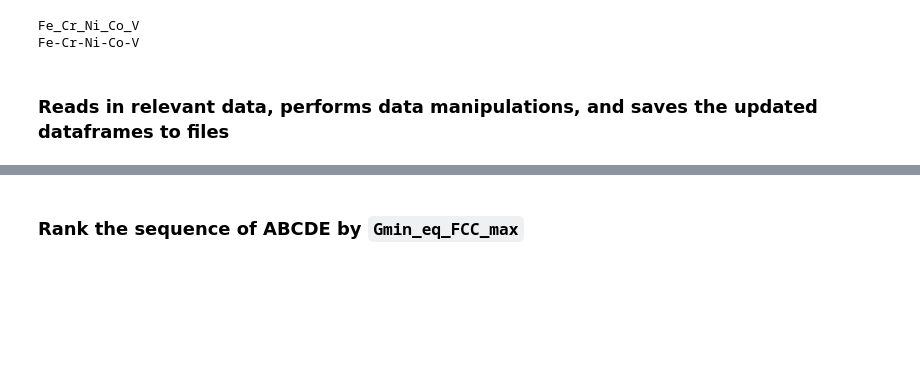
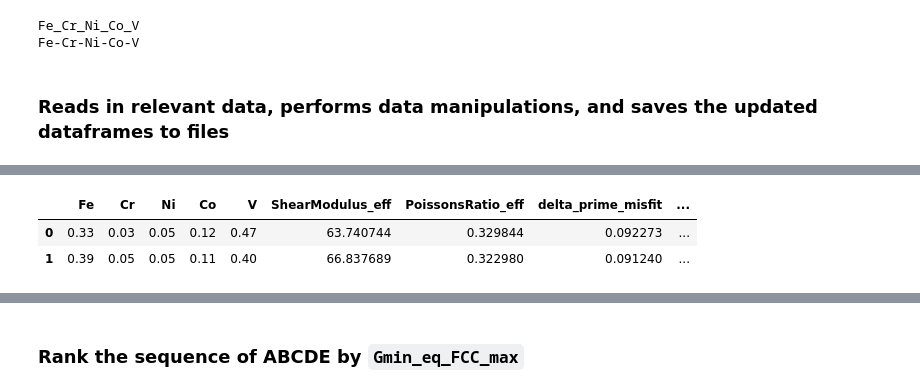
Before and after one commit to YXWU2014/CCA_CALPHAD_SSS_ML, a Jupyter notebook: sns_plot.ipynb, the cells around one changed output, grey strips where cells are left out. Cells and saved outputs as stored; diff of their text form; code cells hidden in the pictures; blank space fills up the shorter version.

```diff
--- a/sns_plot.ipynb
+++ b/sns_plot.ipynb
@@ -58,10 +59,8 @@ fcc_fractions_byPalette_list = []
 SSS_fcc_byCompo_list = []
 H1_C2_mean_std_fcc_byCompo_list = []
 
-# Loop over each composition and read in relevant data
-for compo_A_B_C_D_E_fname, compo_A_B_C_D_E_label in tqdm(zip(compo_A_B_C_D_E_list, compo_A_B_C_D_E_label_list)):
-    print("")
-    print(compo_A_B_C_D_E_label)
+
+def process_composition(compo_A_B_C_D_E_fname, compo_A_B_C_D_E_label):
 
     # ----- read `count_fcc_fractions_byPalette` -----
     # Read in the FCC phase stability dataframe and add composition label
@@ -134,8 +133,97 @@ for compo_A_B_C_D_E_fname, compo_A_B_C_D_E_label in tqdm(zip(compo_A_B_C_D_E_lis
     # Append the updated dataframe to the list
     H1_C2_mean_std_fcc_byCompo_list.append(H1_C2_mean_std_fcc_byCompo)
 
-    # ----------------------------------------------------------------------------------------------------
+    # Return your results
+    return fcc_fractions_byPalette, SSS_fcc_byCompo, H1_C2_mean_std_fcc_byCompo
 
+
+# Use ProcessPoolExecutor to run the loop in parallel
+with ProcessPoolExecutor() as executor:
+    results = list(tqdm(executor.map(process_composition, compo_A_B_C_D_E_list,
+                   compo_A_B_C_D_E_label_list), total=len(compo_A_B_C_D_E_list)))
+
+# Unpack the results into your lists
+for result in results:
+    fcc_fractions_byPalette_list.append(result[0])
+    SSS_fcc_byCompo_list.append(result[1])
+    H1_C2_mean_std_fcc_byCompo_list.append(result[2])
+
+# # Loop over each composition and read in relevant data
+# for compo_A_B_C_D_E_fname, compo_A_B_C_D_E_label in tqdm(zip(compo_A_B_C_D_E_list, compo_A_B_C_D_E_label_list)):
+#     print("")
+#     print(compo_A_B_C_D_E_label)
+
+#     # ----- read `count_fcc_fractions_byPalette` -----
+#     # Read in the FCC phase stability dataframe and add composition label
+#     fcc_fractions_byPalette = pd.read_excel(calphad_results_dir +
+#                                             'v6_' + compo_A_B_C_D_E_fname + '_Sputtering' + '/count_fcc_fractions_byPalette.xlsx')
+#     fcc_fractions_byPalette = fcc_fractions_byPalette.assign(
+#         compo_A_B_C_D_E=compo_A_B_C_D_E_label)
+
+#     # Add labels for FCC phase stability types
+#     fcc_fractions_byPalette = fcc_fractions_byPalette.assign(
+#         Gmin_FCC='min Gibbs energy')
+#     fcc_fractions_byPalette = fcc_fractions_byPalette.assign(
+#         eq_FCC='full equilibrium')
+
+#     # Append the updated dataframe to the list
+#     fcc_fractions_byPalette_list.append(fcc_fractions_byPalette)
+
+#     # ----- Read `SSS_byCompo` and `count_fcc_fractions_byCompo` -----
+#     # Read in the SSS and FCC fractions by composition dataframes
+#     SSS_byCompo = pd.read_excel(calphad_results_dir +
+#                                 'v6_' + compo_A_B_C_D_E_fname + '_Sputtering' + '/SSS_byCompo.xlsx')
+#     fcc_fractions_byCompo = pd.read_excel(calphad_results_dir +
+#                                           'v6_' + compo_A_B_C_D_E_fname + '_Sputtering' + '/count_fcc_fractions_byCompo.xlsx')
+
+#     # Merge the two dataframes
+#     SSS_fcc_byCompo = pd.concat([SSS_byCompo, fcc_fractions_byCompo[[
+#                                 'Gmin_FCC', 'eq_FCC', 'Gmin_eq_FCC']]], axis=1)
+
+#     # Create a new column 'sigma_SSS_FCC' for SSS values corresponding to FCC phase stability
+#     SSS_fcc_byCompo['sigma_SSS_FCC'] = SSS_fcc_byCompo.loc[SSS_fcc_byCompo['Gmin_eq_FCC'] == 1, 'sigma_SSS']
+#     SSS_fcc_byCompo = SSS_fcc_byCompo.assign(
+#         compo_A_B_C_D_E=compo_A_B_C_D_E_label)
+
+#     # Saving the new `SSS_FCC_byCompo.xlsx`
+#     if os.path.exists(calphad_results_dir + 'v6_' + compo_A_B_C_D_E_fname + '_Sputtering' + '/SSS_FCC_byCompo.xlsx'):
+#         print('SSS_FCC_byCompo.xlsx: File already exists.')
+#     else:
+#         SSS_fcc_byCompo.to_excel(calphad_results_dir +
+#                                  'v6_' + compo_A_B_C_D_E_fname + '_Sputtering' + '/SSS_FCC_byCompo.xlsx', index=False)
+#         print('Saving '+'v6_' + compo_A_B_C_D_E_fname +
+#               '_Sputtering' + '/SSS_FCC_byCompo.xlsx')
+
+#     # Append the updated dataframe to the list
+#     SSS_fcc_byCompo_list.append(SSS_fcc_byCompo)
+
+#     # ----------------------------------------------------------------------------------------------------
+#     H1_C2_mean_std_fcc_byCompo = pd.read_excel(
+#         ML_results_dir + 'v6_' + compo_A_B_C_D_E_fname + '_SSS_FCC_byCompo_wt_pct_ML.xlsx')
+
+#     # Create a new column 'sigma_SSS_FCC' for SSS values corresponding to FCC phase stability
+#     H1_C2_mean_std_fcc_byCompo['H1_new_pred_KFold_mean_FCC'] = H1_C2_mean_std_fcc_byCompo.loc[
+#         H1_C2_mean_std_fcc_byCompo['Gmin_eq_FCC'] == 1, 'H1_new_pred_KFold_mean']
+#     H1_C2_mean_std_fcc_byCompo['H1_new_pred_KFold_std_FCC'] = H1_C2_mean_std_fcc_byCompo.loc[
+#         H1_C2_mean_std_fcc_byCompo['Gmin_eq_FCC'] == 1, 'H1_new_pred_KFold_std']
+#     H1_C2_mean_std_fcc_byCompo['C2_new_pred_KFold_mean_FCC'] = H1_C2_mean_std_fcc_byCompo.loc[
+#         H1_C2_mean_std_fcc_byCompo['Gmin_eq_FCC'] == 1, 'C2_new_pred_KFold_mean']
+#     H1_C2_mean_std_fcc_byCompo['C2_new_pred_KFold_std_FCC'] = H1_C2_mean_std_fcc_byCompo.loc[
+#         H1_C2_mean_std_fcc_byCompo['Gmin_eq_FCC'] == 1, 'C2_new_pred_KFold_std']
+
+#     # Saving the excel: H1 C2 when FCC==1
+#     if os.path.exists(ML_results_dir + 'v6_' + compo_A_B_C_D_E_fname + '_SSS_FCC_byCompo_wt_pct_ML_fcc.xlsx'):
+#         print('SSS_FCC_byCompo_wt_pct_ML_fcc.xlsx: File already exists.')
+#         # H1_C2_mean_std_fcc_byCompo.to_excel(ML_results_dir + 'v6_' + compo_A_B_C_D_E_fname + '_SSS_FCC_byCompo_wt_pct_ML_fcc.xlsx')
+#     else:
+#         H1_C2_mean_std_fcc_byCompo.to_excel(
+#             ML_results_dir + 'v6_' + compo_A_B_C_D_E_fname + '_SSS_FCC_byCompo_wt_pct_ML_fcc.xlsx')
+#         print('Saving ' + 'v6_' + compo_A_B_C_D_E_fname +
+#               '_SSS_FCC_byCompo_wt_pct_ML_fcc.xlsx')
+
+#     # Append the updated dataframe to the list
+#     H1_C2_mean_std_fcc_byCompo_list.append(H1_C2_mean_std_fcc_byCompo)
+#     # ----------------------------------------------------------------------------------------------------
 # Display the first two rows of the loaded dataframes
 display(fcc_fractions_byPalette_list[0].head(2))
 display(SSS_fcc_byCompo_list[0].head(2))
@@ -161,0 +282,3 @@ SSS_FCC_byCompo.xlsx: File already exists.
+|  | Fe | Cr | Ni | Co | V | ShearModulus_eff | PoissonsRatio_eff | delta_prime_misfit | ... |
+| 0 | 0.33 | 0.03 | 0.05 | 0.12 | 0.47 | 63.740744 | 0.329844 | 0.092273 | ... |
+| 1 | 0.39 | 0.05 | 0.05 | 0.11 | 0.40 | 66.837689 | 0.322980 | 0.091240 | ... |
```
Also changed, not shown: parts of 5 cells of this notebook, 3 other files.
